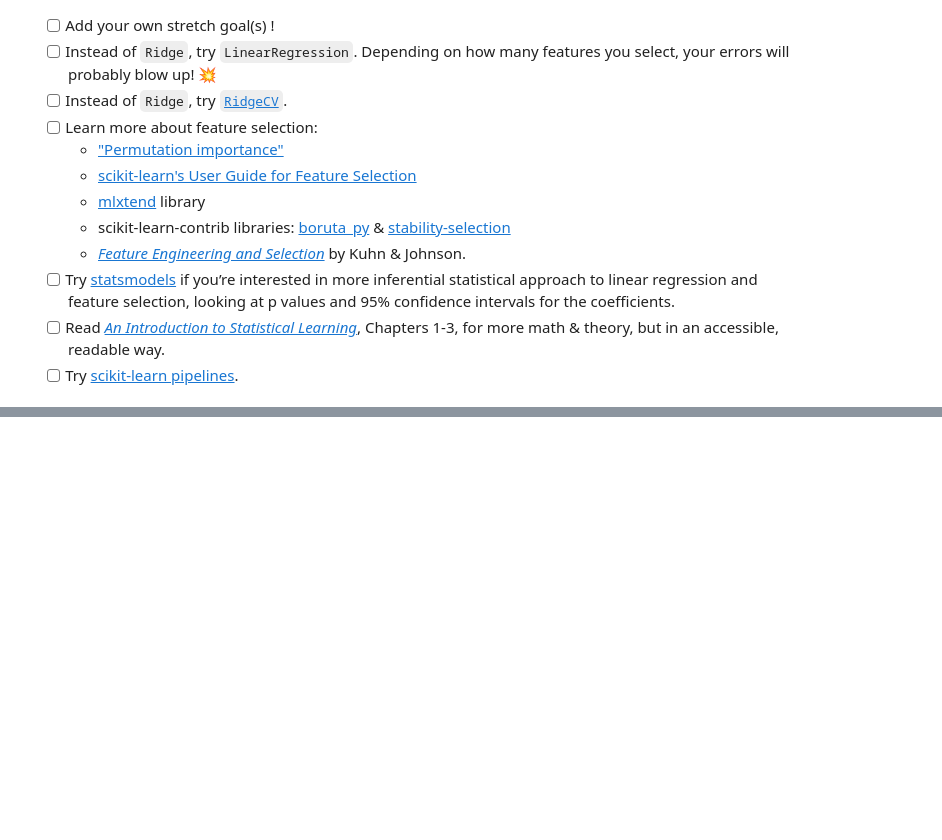
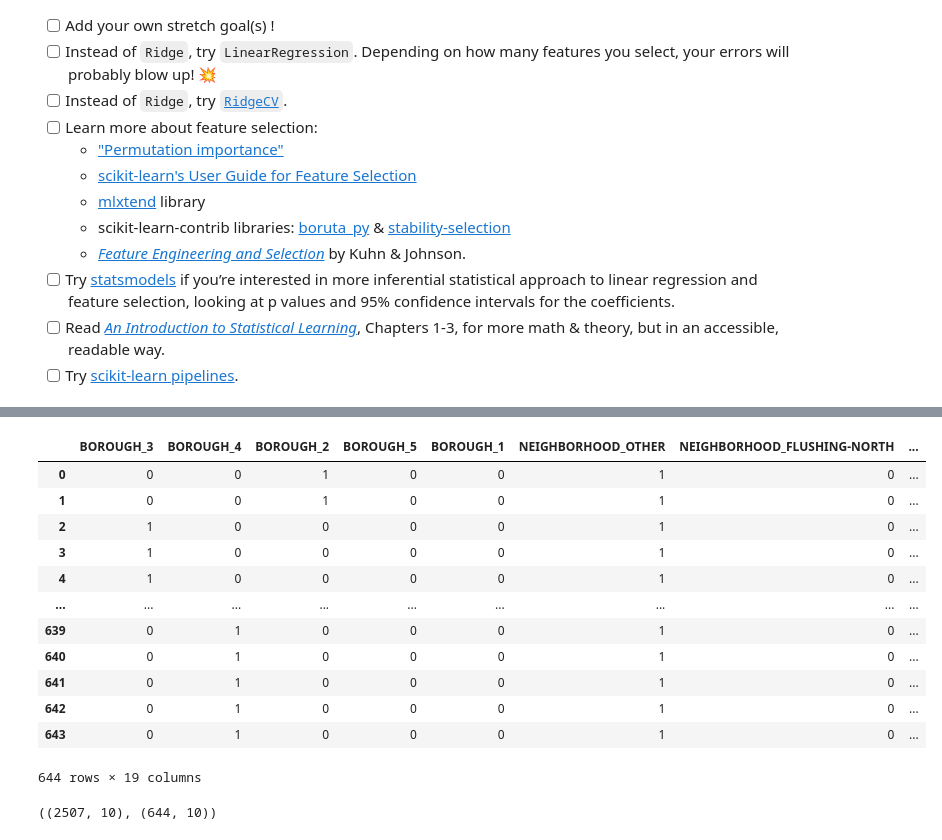
Before and after one commit to bloominstituteoftechnology/DS-Unit-2-Linear-Models, a Jupyter notebook: module3-ridge-regression/LS_DS_213_assignment.ipynb, the cells around one changed output, grey strips where cells are left out. Cells and saved outputs as stored; diff of their text form; code cells hidden in the pictures; blank space fills up the shorter version.

```diff
--- a/module3-ridge-regression/LS_DS_213_assignment.ipynb
+++ b/module3-ridge-regression/LS_DS_213_assignment.ipynb
@@ -91,0 +114,5 @@ df.loc[~df['NEIGHBORHOOD'].isin(top10), 'NEIGHBORHOOD'] = 'OTHER'
+# %%
+train = df[(df['SALE_MONTH'] == 1) | (df['SALE_MONTH'] == 2) | (df['SALE_MONTH'] == 3)]
+test = df[df['SALE_MONTH'] == 4]
+train.reset_index(drop=True, inplace=True)
+test.reset_index(drop=True, inplace=True)
@@ -91,0 +154,9 @@ df.loc[~df['NEIGHBORHOOD'].isin(top10), 'NEIGHBORHOOD'] = 'OTHER'
+# %%
+target = 'SALE_PRICE'
+high_cardinality_or_drop = ['BUILDING_CLASS_CATEGORY', 'TAX_CLASS_AT_PRESENT',
+                            'BUILDING_CLASS_AT_PRESENT', 'ADDRESS',
+                            'APARTMENT_NUMBER', 'EASE-MENT', 'COMMERCIAL_UNITS',
+                            'TAX_CLASS_AT_TIME_OF_SALE', 'SALE_YEAR', 'SALE_MONTH',
+                            'SALE_DATE', 'BUILDING_CLASS_AT_TIME_OF_SALE' ]
+features = train.columns.drop([target] + high_cardinality_or_drop)
+features
@@ -91,0 +168,5 @@ df.loc[~df['NEIGHBORHOOD'].isin(top10), 'NEIGHBORHOOD'] = 'OTHER'
+# %%
+X_train = train[features]
+y_train = train[target]
+X_test = test[features]
+y_test = test[target]
@@ -91,0 +182,22 @@ df.loc[~df['NEIGHBORHOOD'].isin(top10), 'NEIGHBORHOOD'] = 'OTHER'
+# %%
+import category_encoders as ce
+
+encoder = ce.one_hot.OneHotEncoder(use_cat_names=True)
+X_train_enc = encoder.fit_transform(X_train)
+X_test_enc = encoder.transform(X_test)
+# %%
+X_test_enc
+# %% [output]
+|  | BOROUGH_3 | BOROUGH_4 | BOROUGH_2 | BOROUGH_5 | BOROUGH_1 | NEIGHBORHOOD_OTHER | NEIGHBORHOOD_FLUSHING-NORTH | ... |
+| 0 | 0 | 0 | 1 | 0 | 0 | 1 | 0 | ... |
+| 1 | 0 | 0 | 1 | 0 | 0 | 1 | 0 | ... |
+| 2 | 1 | 0 | 0 | 0 | 0 | 1 | 0 | ... |
+| 3 | 1 | 0 | 0 | 0 | 0 | 1 | 0 | ... |
+| 4 | 1 | 0 | 0 | 0 | 0 | 1 | 0 | ... |
+| ... | ... | ... | ... | ... | ... | ... | ... | ... |
+| 639 | 0 | 1 | 0 | 0 | 0 | 1 | 0 | ... |
+| 640 | 0 | 1 | 0 | 0 | 0 | 1 | 0 | ... |
+| 641 | 0 | 1 | 0 | 0 | 0 | 1 | 0 | ... |
+| 642 | 0 | 1 | 0 | 0 | 0 | 1 | 0 | ... |
+| 643 | 0 | 1 | 0 | 0 | 0 | 1 | 0 | ... |
+644 rows × 19 columns
@@ -91,0 +210,4 @@ df.loc[~df['NEIGHBORHOOD'].isin(top10), 'NEIGHBORHOOD'] = 'OTHER'
+# %%
+X_train_kbest.shape, X_test_kbest.shape
+# %% [output]
+((2507, 10), (644, 10))
```
Also changed, not shown: parts of 21 cells of this notebook.
